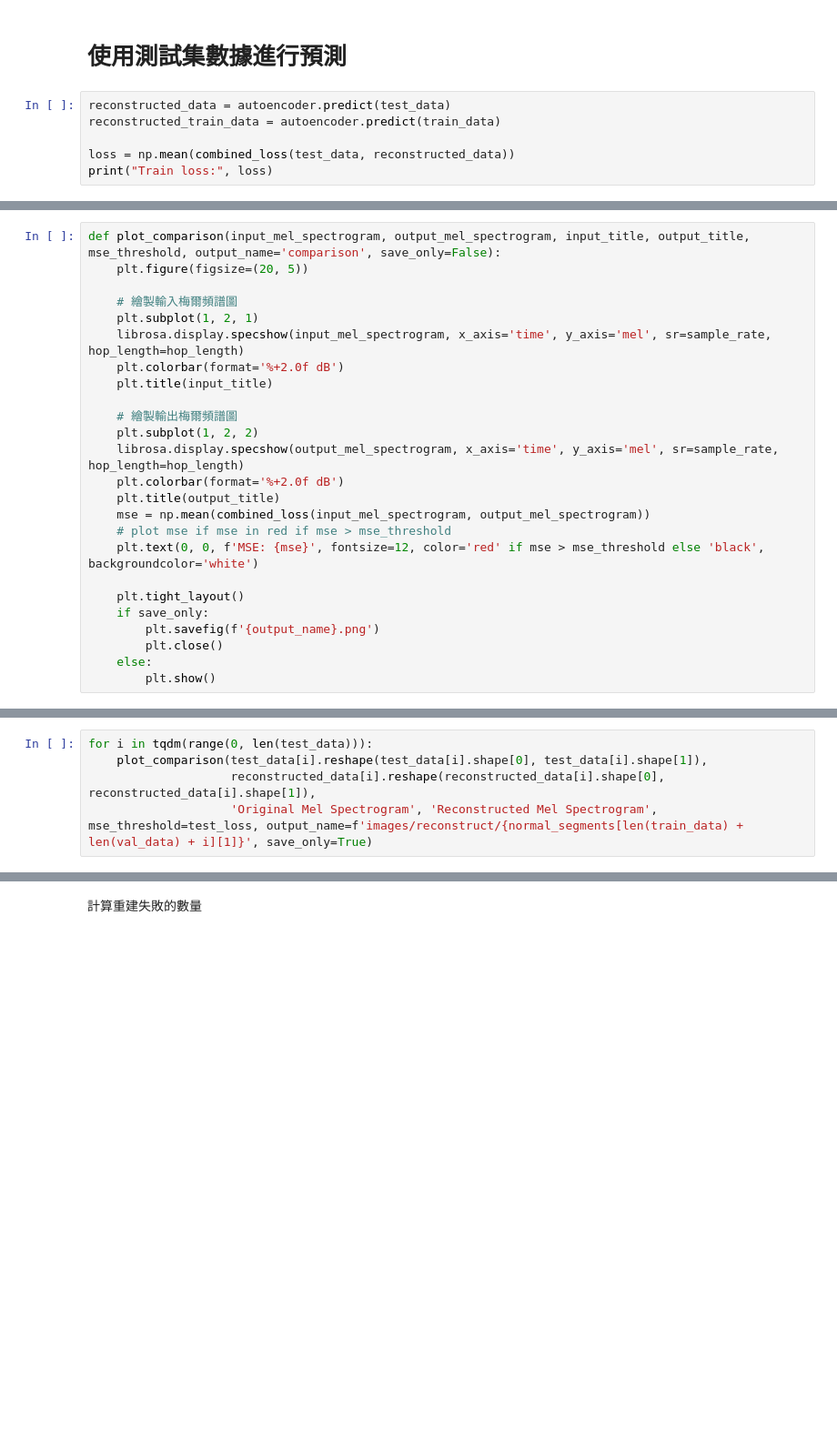
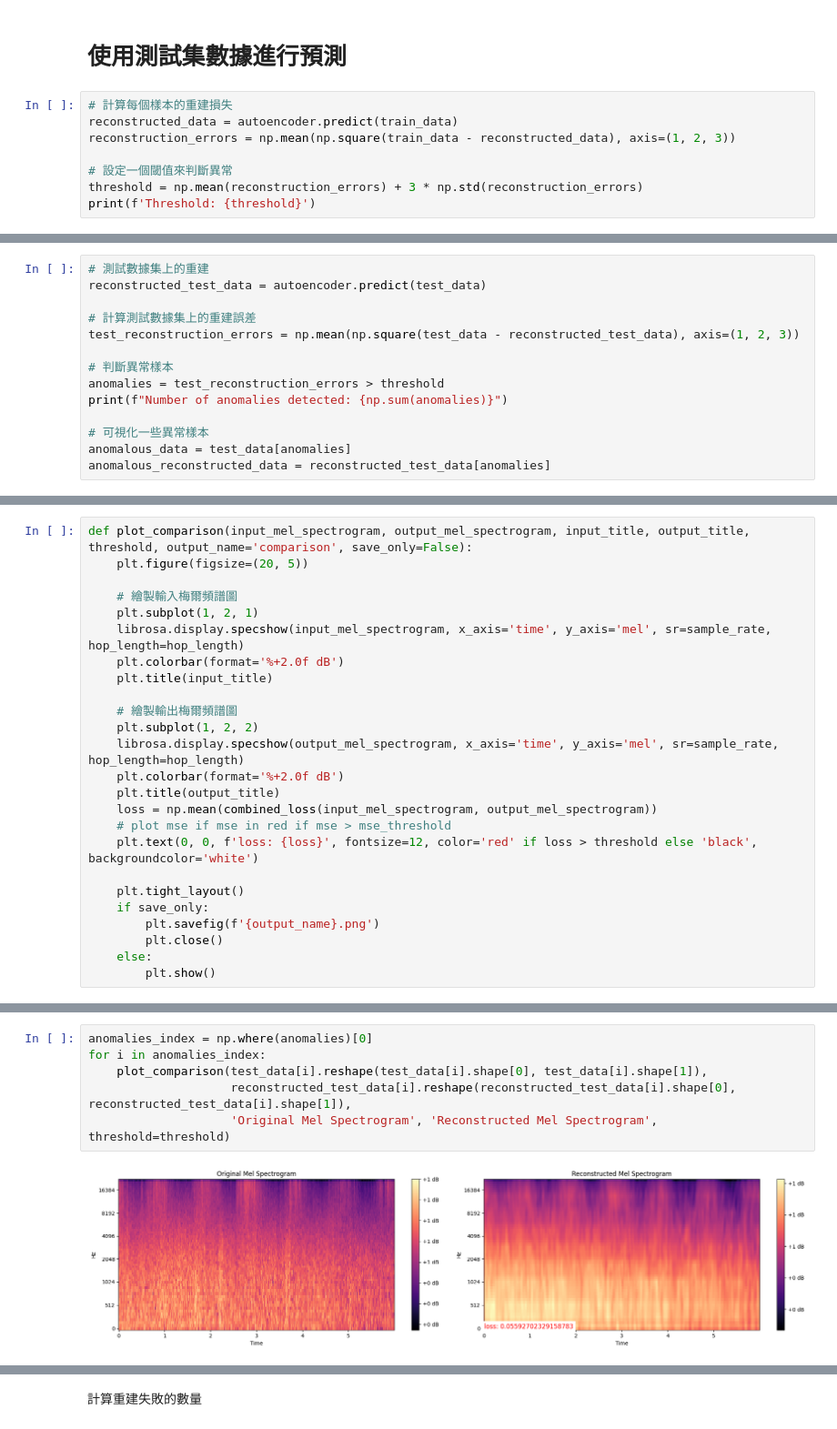
Before and after one commit to BoshiLee/wind_turbin_anomaly_detection, a Jupyter notebook: unsurpervised_model.ipynb, the cells around one changed output, grey strips where cells are left out. Shown at 91% size. Cells and saved outputs as stored; diff of their text form; blank space fills up the shorter version.

```diff
--- a/unsurpervised_model.ipynb
+++ b/unsurpervised_model.ipynb
@@ -247,9 +250,11 @@ autoencoder.save('autoencoder.h5')
 # %% [markdown]
 # 使用測試集數據進行預測
 # %%
-reconstructed_data = autoencoder.predict(test_data)
-reconstructed_train_data = autoencoder.predict(train_data)
+# 計算每個樣本的重建損失
+reconstructed_data = autoencoder.predict(train_data)
+reconstruction_errors = np.mean(np.square(train_data - reconstructed_data), axis=(1, 2, 3))
 
-loss = np.mean(combined_loss(test_data, reconstructed_data))
-print("Train loss:", loss)
+# 設定一個閾值來判斷異常
+threshold = np.mean(reconstruction_errors) + 3 * np.std(reconstruction_errors)
+print(f'Threshold: {threshold}')
 # %% [output]
@@ -258,0 +263,14 @@ Train loss: 0.032623902
+# %%
+# 測試數據集上的重建
+reconstructed_test_data = autoencoder.predict(test_data)
+
+# 計算測試數據集上的重建誤差
+test_reconstruction_errors = np.mean(np.square(test_data - reconstructed_test_data), axis=(1, 2, 3))
+
+# 判斷異常樣本
+anomalies = test_reconstruction_errors > threshold
+print(f"Number of anomalies detected: {np.sum(anomalies)}")
+
+# 可視化一些異常樣本
+anomalous_data = test_data[anomalies]
+anomalous_reconstructed_data = reconstructed_test_data[anomalies]
@@ -259,5 +280,5 @@ Train loss: 0.032623902
 # %%
-def plot_comparison(input_mel_spectrogram, output_mel_spectrogram, input_title, output_title, mse_threshold, output_name='comparison', save_only=False):
+def plot_comparison(input_mel_spectrogram, output_mel_spectrogram, input_title, output_title, threshold, output_name='comparison', save_only=False):
     plt.figure(figsize=(20, 5))
 
     # 繪製輸入梅爾頻譜圖
@@ -271,9 +292,9 @@ def plot_comparison(input_mel_spectrogram, output_mel_spectrogram, input_title,
     librosa.display.specshow(output_mel_spectrogram, x_axis='time', y_axis='mel', sr=sample_rate, hop_length=hop_length)
     plt.colorbar(format='%+2.0f dB')
     plt.title(output_title)
-    mse = np.mean(combined_loss(input_mel_spectrogram, output_mel_spectrogram))
+    loss = np.mean(combined_loss(input_mel_spectrogram, output_mel_spectrogram))
     # plot mse if mse in red if mse > mse_threshold
-    plt.text(0, 0, f'MSE: {mse}', fontsize=12, color='red' if mse > mse_threshold else 'black', backgroundcolor='white')
+    plt.text(0, 0, f'loss: {loss}', fontsize=12, color='red' if loss > threshold else 'black', backgroundcolor='white')
 
     plt.tight_layout()
     if save_only:
@@ -291,5 +305,8 @@ plot_comparison(test_data[test_index].reshape(test_data[test_index].shape[0], te
-# %%
-for i in tqdm(range(0, len(test_data))):
-    plot_comparison(test_data[i].reshape(test_data[i].shape[0], test_data[i].shape[1]),
-                    reconstructed_data[i].reshape(reconstructed_data[i].shape[0], reconstructed_data[i].shape[1]),
-                    'Original Mel Spectrogram', 'Reconstructed Mel Spectrogram', mse_threshold=test_loss, output_name=f'images/reconstruct/{normal_segments[len(train_data) + len(val_data) + i][1]}', save_only=True)
+# %%
+anomalies_index = np.where(anomalies)[0]
+for i in anomalies_index:
+    plot_comparison(test_data[i].reshape(test_data[i].shape[0], test_data[i].shape[1]),
+                    reconstructed_test_data[i].reshape(reconstructed_test_data[i].shape[0], reconstructed_test_data[i].shape[1]),
+                    'Original Mel Spectrogram', 'Reconstructed Mel Spectrogram', threshold=threshold)
+# %% [output]
+[figure, added]
```
Also changed, not shown: parts of 13 cells of this notebook.
